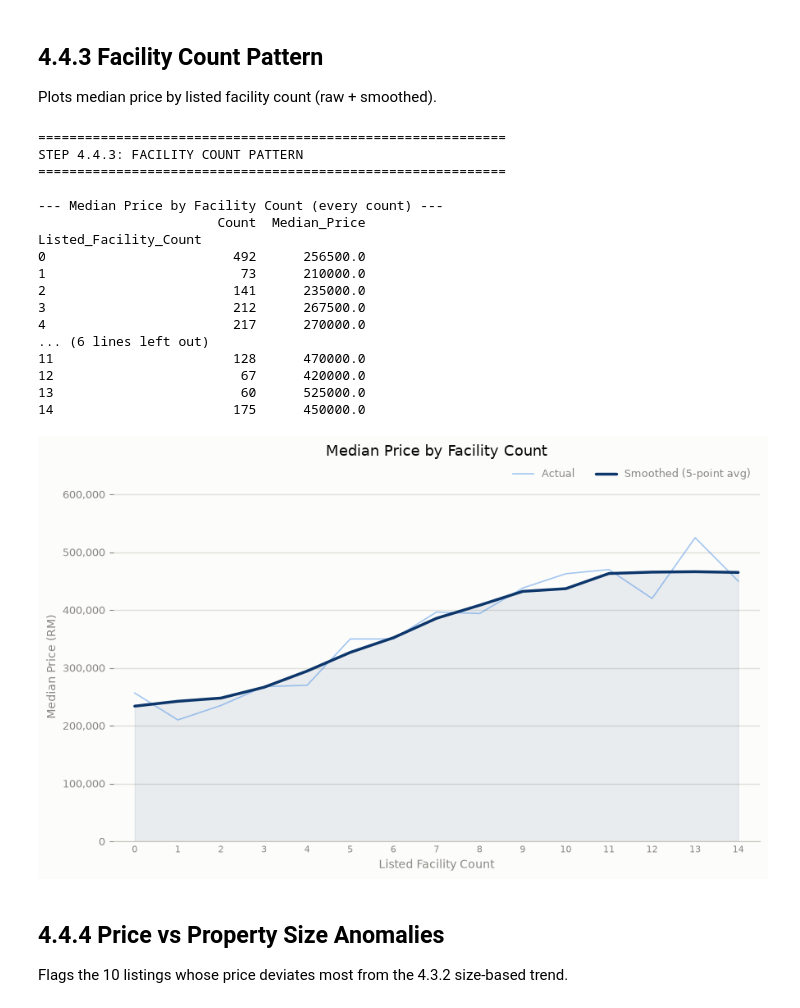
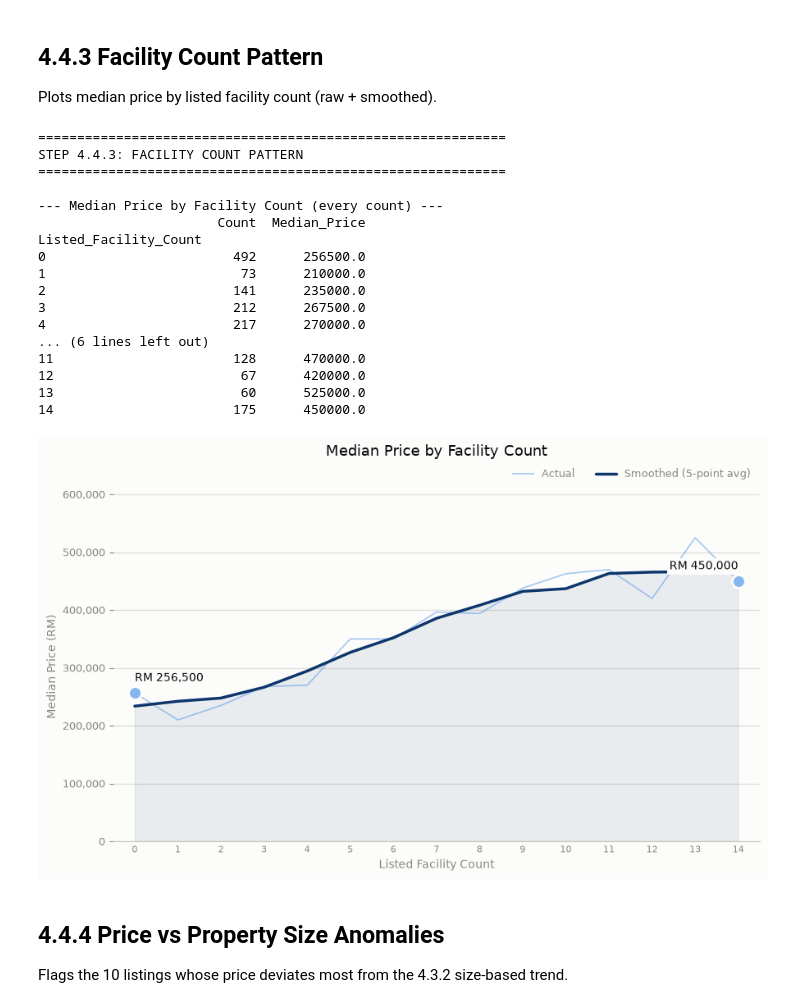
Before and after one commit to Lowzh5/Malaysian-Condominium-Prices-Data, a Jupyter notebook: src/eda.ipynb, the cells around one changed output. Saved outputs shown, nothing was run; the diff lists cells and outputs as text; code cells hidden in the pictures.

```diff
--- a/src/eda.ipynb
+++ b/src/eda.ipynb
@@ -64,7 +64,8 @@ def plot_ordinal_line_trend(labels, values, title, xlabel, ylabel, smooth_window
     label_rotation overrides the default x-tick rotation (0 for <=20 labels,
     90 otherwise) - useful for a handful of long text labels.
 
-    median_bracket: optional (label, y_value, text, side) - a dot + label at
+    median_bracket: optional (label, y_value, text, side) tuple, or a list of
+    such tuples for more than one callout - a dot + label at
     one representative point for a group's median. The line is allowed to
     pass behind the label (opaque background keeps the number readable).
     range_band: optional (label_start, label_end, y_low, y_high, text) -
@@ -96,13 +97,15 @@ def plot_ordinal_line_trend(labels, values, title, xlabel, ylabel, smooth_window
     label_box = dict(facecolor=CHART_SURFACE, edgecolor='none', pad=2)
 
     if median_bracket:
-        label, y_value, text, side = median_bracket
-        xi = labels.index(label)
-        ax.scatter(xi, y_value, s=130, color=ORDINAL_RAMP[0], edgecolor=CHART_SURFACE,
-                    linewidth=2, zorder=5)
-        offset = max(values) * 0.03 * (1 if side == 'above' else -1)
-        ax.text(xi, y_value + offset, text, ha='left', va='bottom' if side == 'above' else 'top',
-                 fontsize=10, color=TEXT_PRIMARY, zorder=5, bbox=label_box)
+        brackets = [median_bracket] if isinstance(median_bracket[0], str) else median_bracket
+        for label, y_value, text, side in brackets:
+            xi = labels.index(label)
+            ax.scatter(xi, y_value, s=130, color=ORDINAL_RAMP[0], edgecolor=CHART_SURFACE,
+                        linewidth=2, zorder=5)
+            offset = max(values) * 0.03 * (1 if side == 'above' else -1)
+            ha = 'right' if xi > n * 0.6 else 'left'
+            ax.text(xi, y_value + offset, text, ha=ha, va='bottom' if side == 'above' else 'top',
+                     fontsize=10, color=TEXT_PRIMARY, zorder=5, bbox=label_box)
 
     if range_band:
         label_start, label_end, y_low, y_high, text = range_band
@@ -968,35 +959,44 @@ print("=" * 60)
 
 facility_trend = df.groupby('Listed_Facility_Count', observed=True)['price'].agg(
     Count='count', Median_Price='median')
 print("\n--- Median Price by Facility Count (every count) ---")
 print(facility_trend)
 
+facility_labels = [str(int(c)) for c in facility_trend.index]
+first_count, last_count = facility_trend.index.min(), facility_trend.index.max()
+first_price = facility_trend.loc[first_count, 'Median_Price']
+last_price = facility_trend.loc[last_count, 'Median_Price']
+
 plot_ordinal_line_trend(
-    labels=[str(int(c)) for c in facility_trend.index],
+    labels=facility_labels,
     values=facility_trend['Median_Price'].tolist(),
     title="Median Price by Facility Count",
     xlabel="Listed Facility Count",
     ylabel="Median Price (RM)",
+    median_bracket=[
+        (str(int(first_count)), first_price, f"RM {first_price:,.0f}", "above"),
+        (str(int(last_count)), last_price, f"RM {last_price:,.0f}", "above"),
+    ],
 )
 # %% [output]
 ============================================================
 STEP 4.4.3: FACILITY COUNT PATTERN
 ============================================================
 
 --- Median Price by Facility Count (every count) ---
                        Count  Median_Price
 Listed_Facility_Count
 0                        492      256500.0
 1                         73      210000.0
 2                        141      235000.0
 3                        212      267500.0
 4                        217      270000.0
 ... (6 lines left out)
 11                       128      470000.0
 12                        67      420000.0
 13                        60      525000.0
 14                       175      450000.0
-[figure, old version]
+[figure, new version]
 # %% [markdown]
 ## 4.4.4 Price vs Property Size Anomalies
 
```
Also changed, not shown: parts of 4 cells of this notebook, 8 other files.
